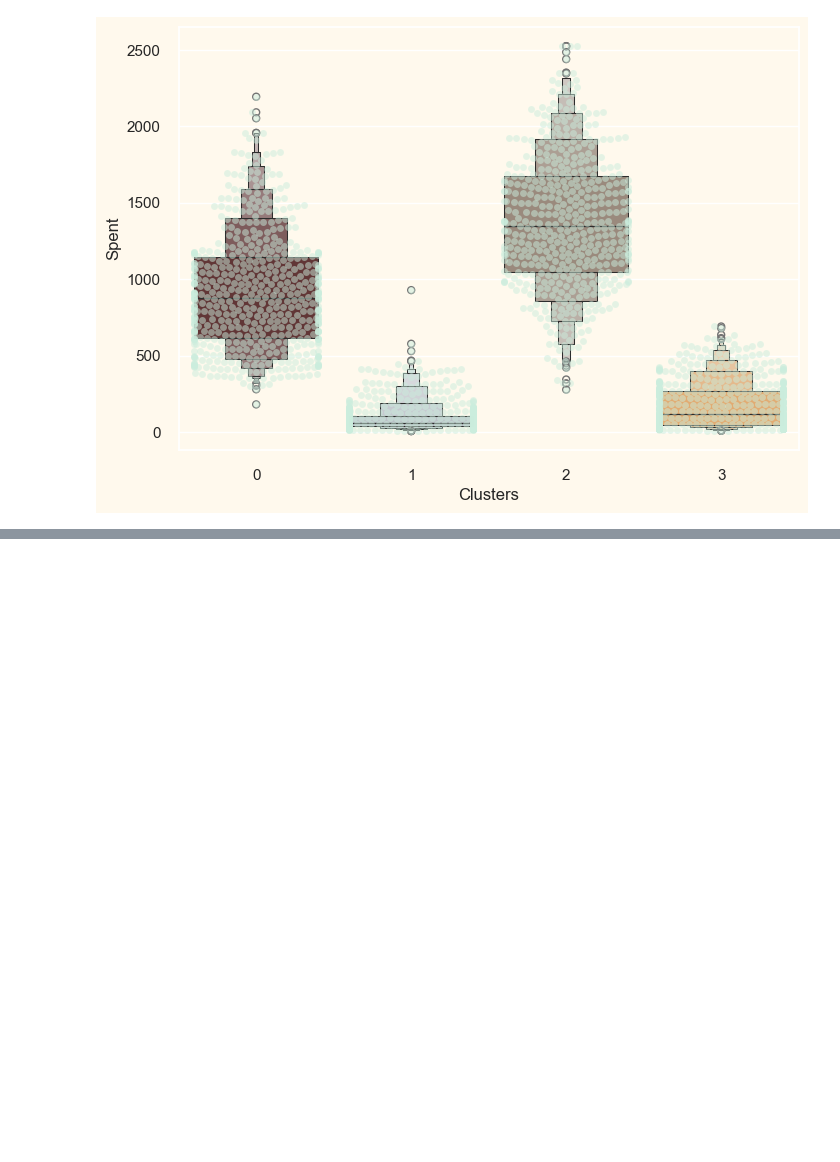
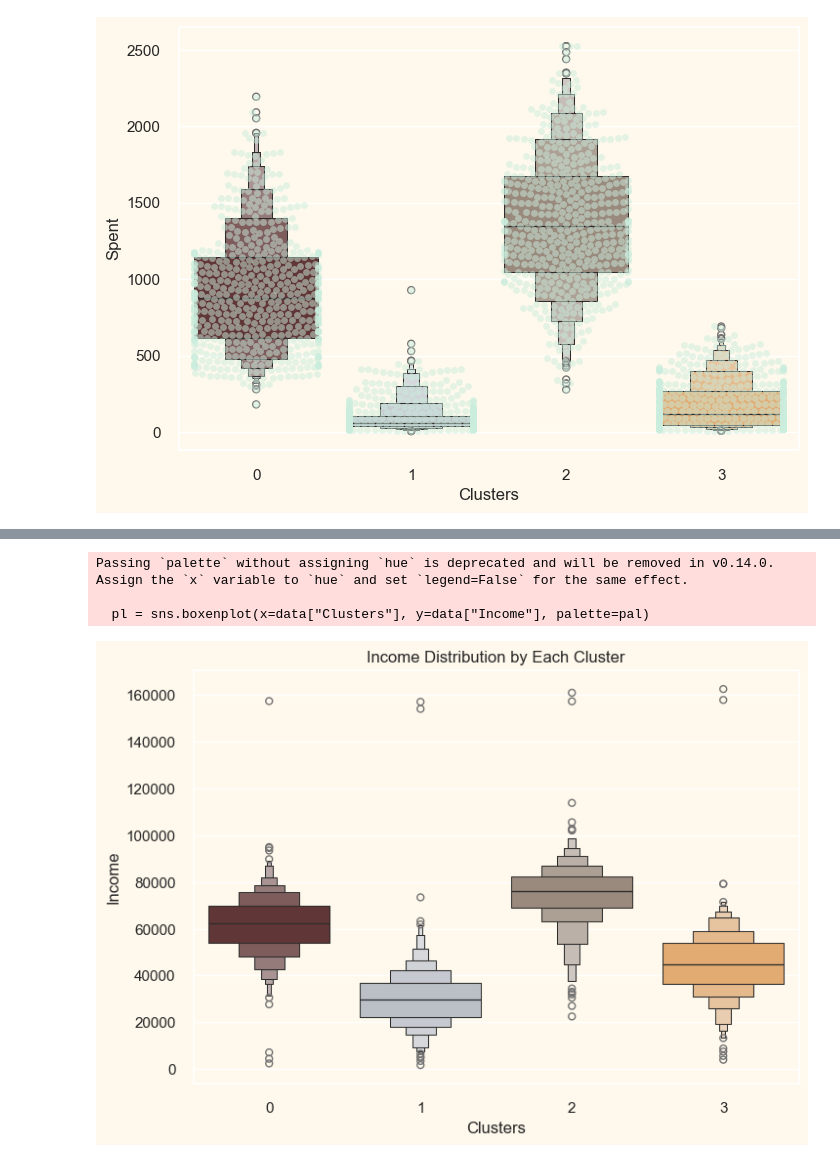
Before and after one commit to leajadaa/ML-data-analytics-project, a Jupyter notebook: notebooks/marketing_analysis.ipynb, the cells around one changed output, grey strips where cells are left out. Cells and saved outputs as stored; diff of their text form; code cells hidden in the pictures; blank space fills up the shorter version.

```diff
--- a/notebooks/marketing_analysis.ipynb
+++ b/notebooks/marketing_analysis.ipynb
@@ -347,0 +392,11 @@ Passing `palette` without assigning `hue` is deprecated and will be removed in v
+# %%
+#Income distribution of each cluster
+plt.figure()
+pl = sns.boxenplot(x=data["Clusters"], y=data["Income"], palette=pal)
+pl.set_title("Income Distribution by Each Cluster")
+plt.show()
+# %% [output]
+Passing `palette` without assigning `hue` is deprecated and will be removed in v0.14.0. Assign the `x` variable to `hue` and set `legend=False` for the same effect.
+
+  pl = sns.boxenplot(x=data["Clusters"], y=data["Income"], palette=pal)
+[figure, added]
```
Also changed, not shown: parts of 4 cells of this notebook.
